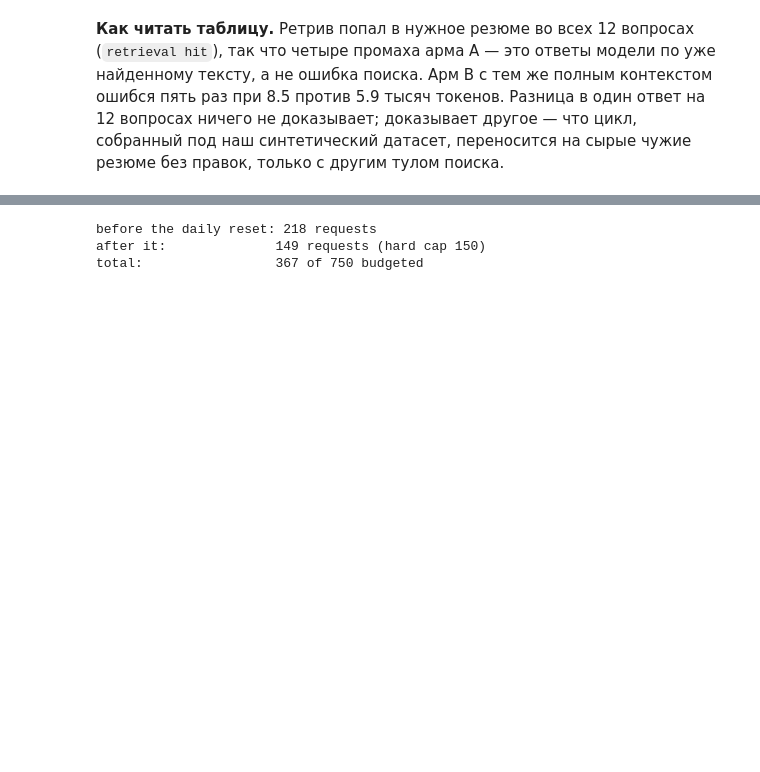
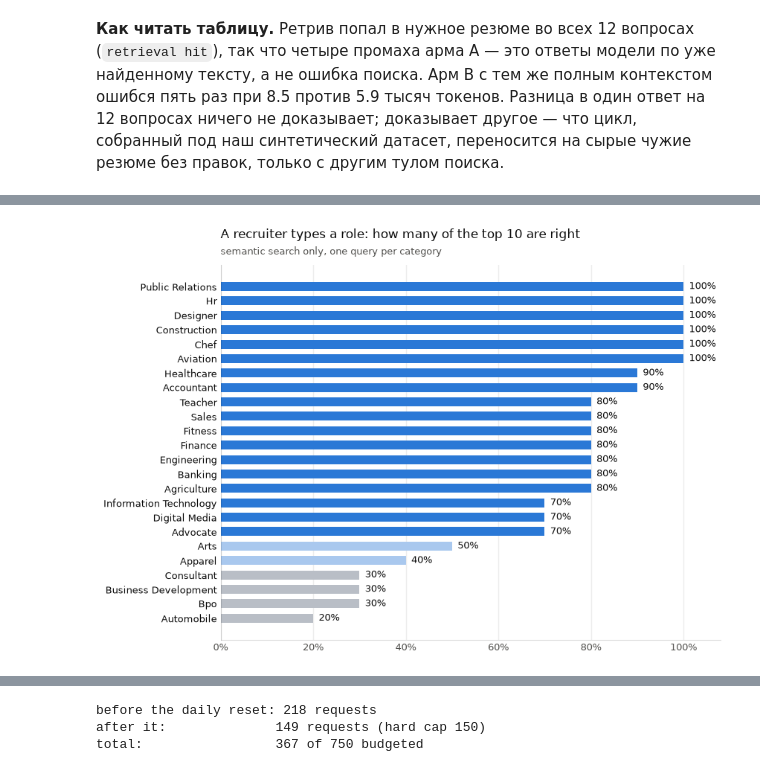
Before and after one commit to ananasDDA/cv-screener, a Jupyter notebook: research.ipynb, the cells around one changed output, grey strips where cells are left out. Drawn from its saved outputs; the diff is of its cells as text; code cells hidden in the pictures; blank space fills up the shorter version.

```diff
--- a/research.ipynb
+++ b/research.ipynb
@@ -465,0 +515,4 @@ _ = plots.external_arms(jobresqa.accuracy_table(part3)) if part3 else print("no
+# %%
+plots.kaggle_query_by_category(kg);
+# %% [output]
+[figure, added]
```
Also changed, not shown: parts of 17 cells of this notebook, 7 other files.
